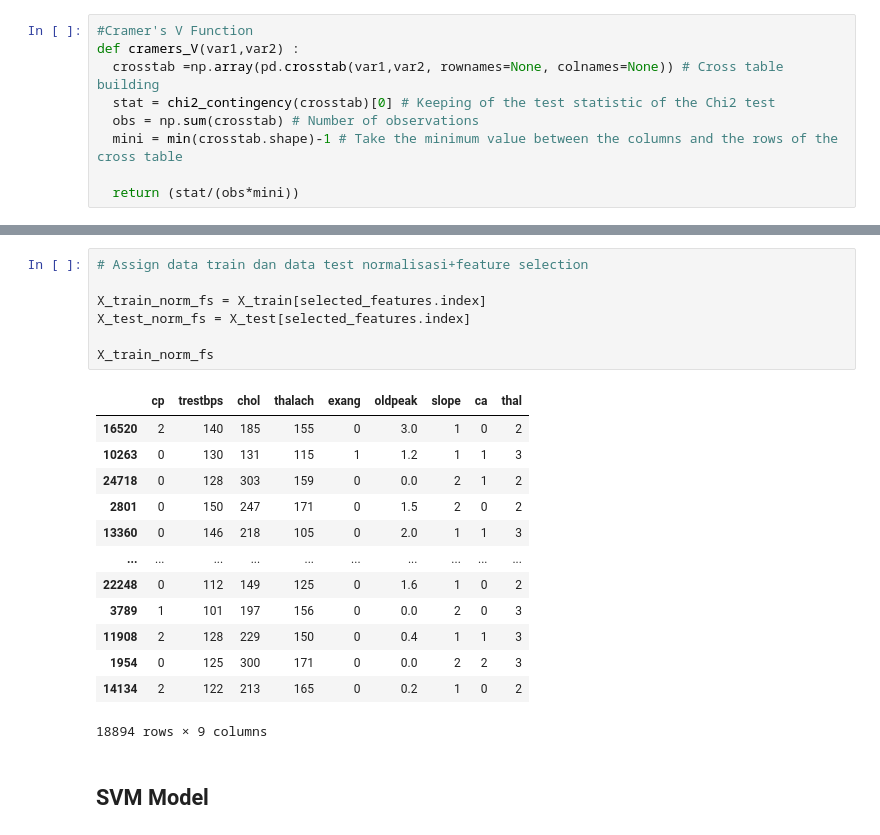
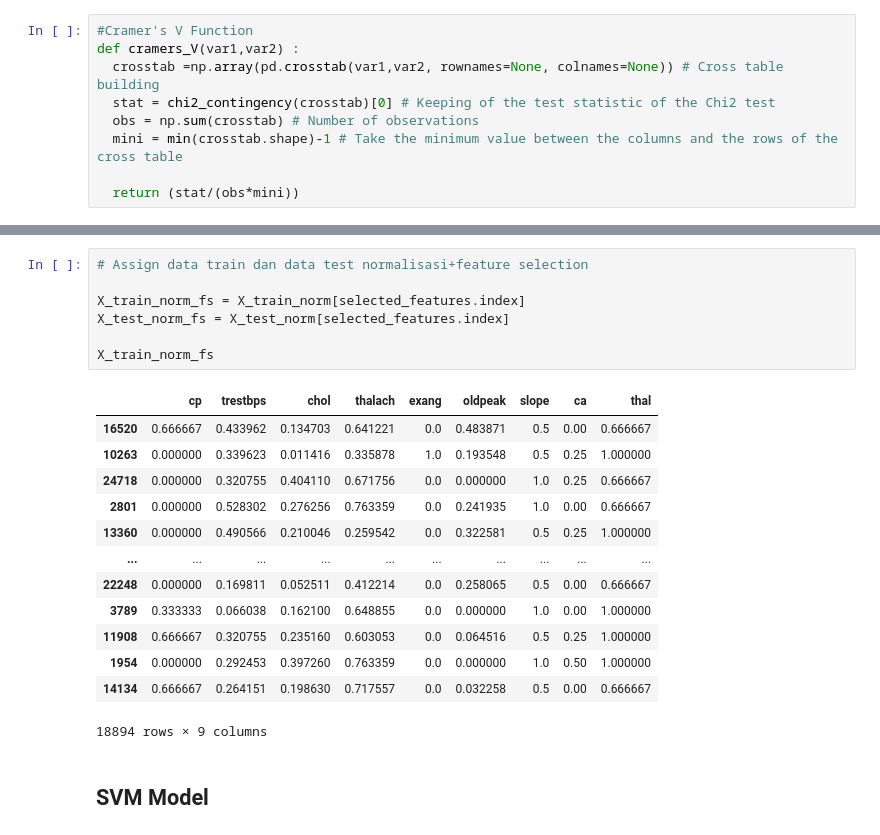
Before and after one commit to saifudienrosyid/finalproject_KKPM, a Jupyter notebook: baseline_norm_fs.ipynb, the cells around one changed output, grey strips where cells are left out. Drawn from its saved outputs; the diff is of its cells as text.

Commit message:
edit baseline_norm_fs

```diff
--- a/baseline_norm_fs.ipynb
+++ b/baseline_norm_fs.ipynb
@@ -101,23 +101,23 @@ Jumlah feature yang dipilih: 9
 # %%
 # Assign data train dan data test normalisasi+feature selection
 
-X_train_norm_fs = X_train[selected_features.index]
-X_test_norm_fs = X_test[selected_features.index]
+X_train_norm_fs = X_train_norm[selected_features.index]
+X_test_norm_fs = X_test_norm[selected_features.index]
 
 X_train_norm_fs
 # %% [output]
 |  | cp | trestbps | chol | thalach | exang | oldpeak | slope | ca | thal |
-| 16520 | 2 | 140 | 185 | 155 | 0 | 3.0 | 1 | 0 | 2 |
-| 10263 | 0 | 130 | 131 | 115 | 1 | 1.2 | 1 | 1 | 3 |
-| 24718 | 0 | 128 | 303 | 159 | 0 | 0.0 | 2 | 1 | 2 |
-| 2801 | 0 | 150 | 247 | 171 | 0 | 1.5 | 2 | 0 | 2 |
-| 13360 | 0 | 146 | 218 | 105 | 0 | 2.0 | 1 | 1 | 3 |
+| 16520 | 0.666667 | 0.433962 | 0.134703 | 0.641221 | 0.0 | 0.483871 | 0.5 | 0.00 | 0.666667 |
+| 10263 | 0.000000 | 0.339623 | 0.011416 | 0.335878 | 1.0 | 0.193548 | 0.5 | 0.25 | 1.000000 |
+| 24718 | 0.000000 | 0.320755 | 0.404110 | 0.671756 | 0.0 | 0.000000 | 1.0 | 0.25 | 0.666667 |
+| 2801 | 0.000000 | 0.528302 | 0.276256 | 0.763359 | 0.0 | 0.241935 | 1.0 | 0.00 | 0.666667 |
+| 13360 | 0.000000 | 0.490566 | 0.210046 | 0.259542 | 0.0 | 0.322581 | 0.5 | 0.25 | 1.000000 |
 | ... | ... | ... | ... | ... | ... | ... | ... | ... | ... |
-| 22248 | 0 | 112 | 149 | 125 | 0 | 1.6 | 1 | 0 | 2 |
-| 3789 | 1 | 101 | 197 | 156 | 0 | 0.0 | 2 | 0 | 3 |
-| 11908 | 2 | 128 | 229 | 150 | 0 | 0.4 | 1 | 1 | 3 |
-| 1954 | 0 | 125 | 300 | 171 | 0 | 0.0 | 2 | 2 | 3 |
-| 14134 | 2 | 122 | 213 | 165 | 0 | 0.2 | 1 | 0 | 2 |
+| 22248 | 0.000000 | 0.169811 | 0.052511 | 0.412214 | 0.0 | 0.258065 | 0.5 | 0.00 | 0.666667 |
+| 3789 | 0.333333 | 0.066038 | 0.162100 | 0.648855 | 0.0 | 0.000000 | 1.0 | 0.00 | 1.000000 |
+| 11908 | 0.666667 | 0.320755 | 0.235160 | 0.603053 | 0.0 | 0.064516 | 0.5 | 0.25 | 1.000000 |
+| 1954 | 0.000000 | 0.292453 | 0.397260 | 0.763359 | 0.0 | 0.000000 | 1.0 | 0.50 | 1.000000 |
+| 14134 | 0.666667 | 0.264151 | 0.198630 | 0.717557 | 0.0 | 0.032258 | 0.5 | 0.00 | 0.666667 |
 18894 rows × 9 columns
 # %% [markdown]
 ## SVM Model
```
Also changed, not shown: parts of 1 cell of this notebook.
